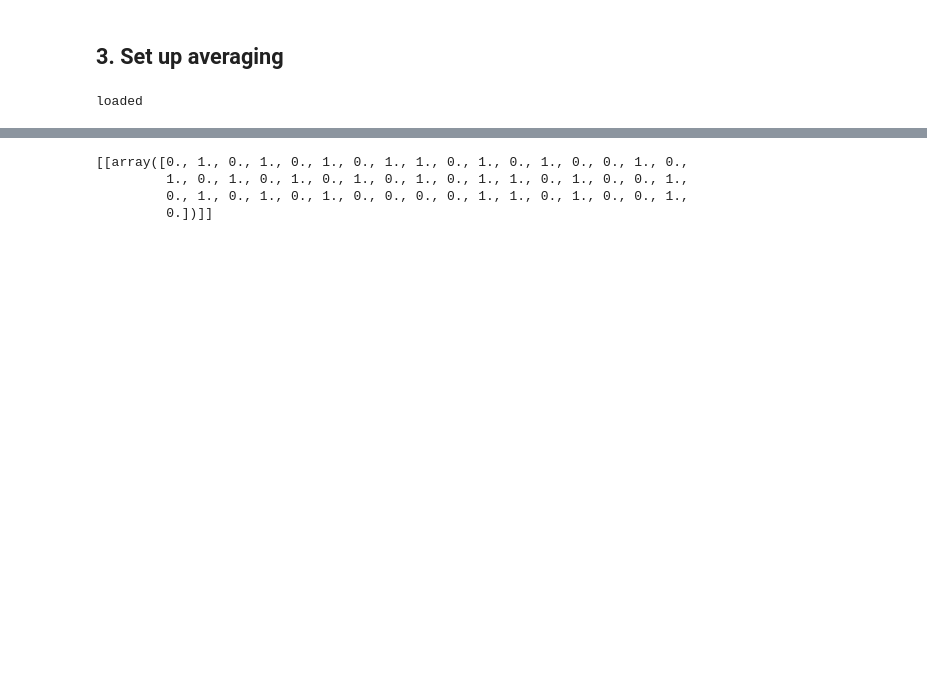
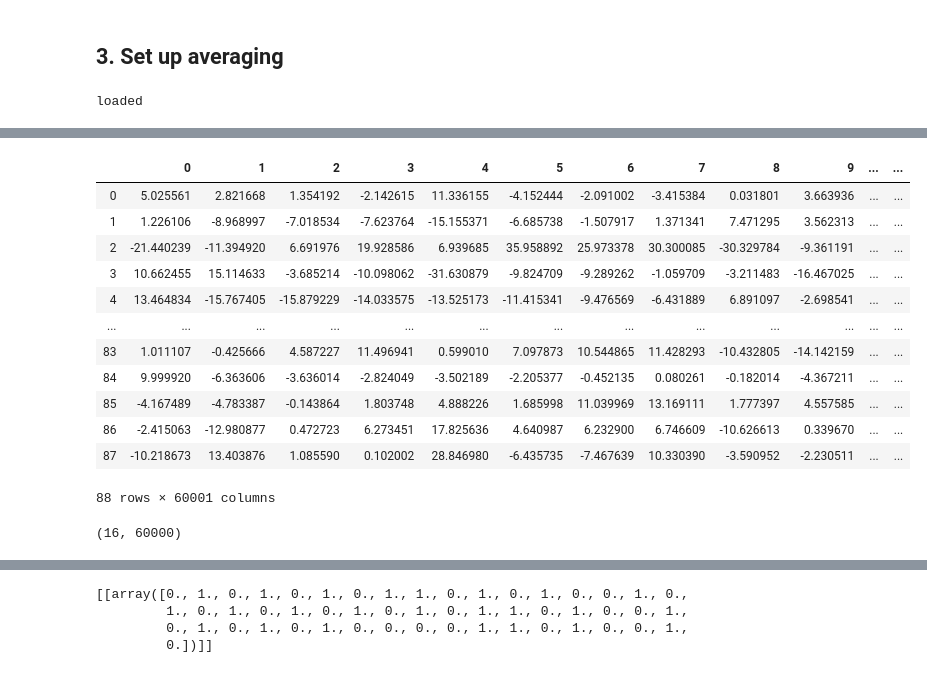
Before and after one commit to simpleParadox/jwlab_eeg, a Jupyter notebook: classification/notebooks/ml_svm_JC.ipynb, the cells around one changed output, grey strips where cells are left out. Drawn from its saved outputs; the diff is of its cells as text; code cells hidden in the pictures; blank space fills up the shorter version.

```diff
--- a/classification/notebooks/ml_svm_JC.ipynb
+++ b/classification/notebooks/ml_svm_JC.ipynb
@@ -16,7 +17,7 @@ from sklearn.model_selection import cross_val_score
 # %% [markdown]
 ## 2. Importing Participants..
 # %%
-participants = ["904"]
+participants = ["904", "905"]
 #participants = ["904", "905", "906", "909", "910", "912", "908", "913", "914", "916", "917", "919", "920", "921", "923", "924","927", "928", "929", "930", "932"]
 
 #9m with >40 trials
@@ -34,8 +35,14 @@ participants = ["904"]
 # %% [markdown]
 ## 3. Set up averaging
 # %%
-X, y, good_trial_count = prep_ml(cleaned_data_filepath, participants, downsample_num=1000, averaging="no_averaging")
-# Xt, yt, good_trial_count_t = prep_ml(cleaned_data_filepath, participants, downsample_num=1000, averaging="average_trials")
-# Xa, ya, good_trial_count_a = prep_ml(cleaned_data_filepath, participants, downsample_num=1000, averaging="average_trials_and_participants")
+X, y, good_trial_count = prep_ml_raw(cleaned_data_filepath, participants, downsample_num=1000, averaging="no_averaging")
 # %% [output]
 loaded
+# %%
+#Randomize and split
+X[0][0] = X[0][0].sample(frac=1).reset_index(drop=True)
+len(X[0][0])
+fivefold_testsize = int(.20*len(X[0][0]))
+fivefold_trainsize = len(X[0][0])- fivefold_testsize
+df_train = X[0][0][:fivefold_trainsize]
+df_test = X[0][0][:fivefold_testsize]
@@ -41,0 +89,20 @@ loaded
+# %%
+df_train
+# %% [output]
+|  | 0 | 1 | 2 | 3 | 4 | 5 | 6 | 7 | 8 | 9 | ... | ... |
+| 0 | 5.025561 | 2.821668 | 1.354192 | -2.142615 | 11.336155 | -4.152444 | -2.091002 | -3.415384 | 0.031801 | 3.663936 | ... | ... |
+| 1 | 1.226106 | -8.968997 | -7.018534 | -7.623764 | -15.155371 | -6.685738 | -1.507917 | 1.371341 | 7.471295 | 3.562313 | ... | ... |
+| 2 | -21.440239 | -11.394920 | 6.691976 | 19.928586 | 6.939685 | 35.958892 | 25.973378 | 30.300085 | -30.329784 | -9.361191 | ... | ... |
+| 3 | 10.662455 | 15.114633 | -3.685214 | -10.098062 | -31.630879 | -9.824709 | -9.289262 | -1.059709 | -3.211483 | -16.467025 | ... | ... |
+| 4 | 13.464834 | -15.767405 | -15.879229 | -14.033575 | -13.525173 | -11.415341 | -9.476569 | -6.431889 | 6.891097 | -2.698541 | ... | ... |
+| ... | ... | ... | ... | ... | ... | ... | ... | ... | ... | ... | ... | ... |
+| 83 | 1.011107 | -0.425666 | 4.587227 | 11.496941 | 0.599010 | 7.097873 | 10.544865 | 11.428293 | -10.432805 | -14.142159 | ... | ... |
+| 84 | 9.999920 | -6.363606 | -3.636014 | -2.824049 | -3.502189 | -2.205377 | -0.452135 | 0.080261 | -0.182014 | -4.367211 | ... | ... |
+| 85 | -4.167489 | -4.783387 | -0.143864 | 1.803748 | 4.888226 | 1.685998 | 11.039969 | 13.169111 | 1.777397 | 4.557585 | ... | ... |
+| 86 | -2.415063 | -12.980877 | 0.472723 | 6.273451 | 17.825636 | 4.640987 | 6.232900 | 6.746609 | -10.626613 | 0.339670 | ... | ... |
+| 87 | -10.218673 | 13.403876 | 1.085590 | 0.102002 | 28.846980 | -6.435735 | -7.467639 | 10.330390 | -3.590952 | -2.230511 | ... | ... |
+88 rows × 60001 columns
+# %%
+X_testpt.shape
+# %% [output]
+(16, 60000)
```
Also changed, not shown: parts of 10 cells of this notebook, 6 other files.
